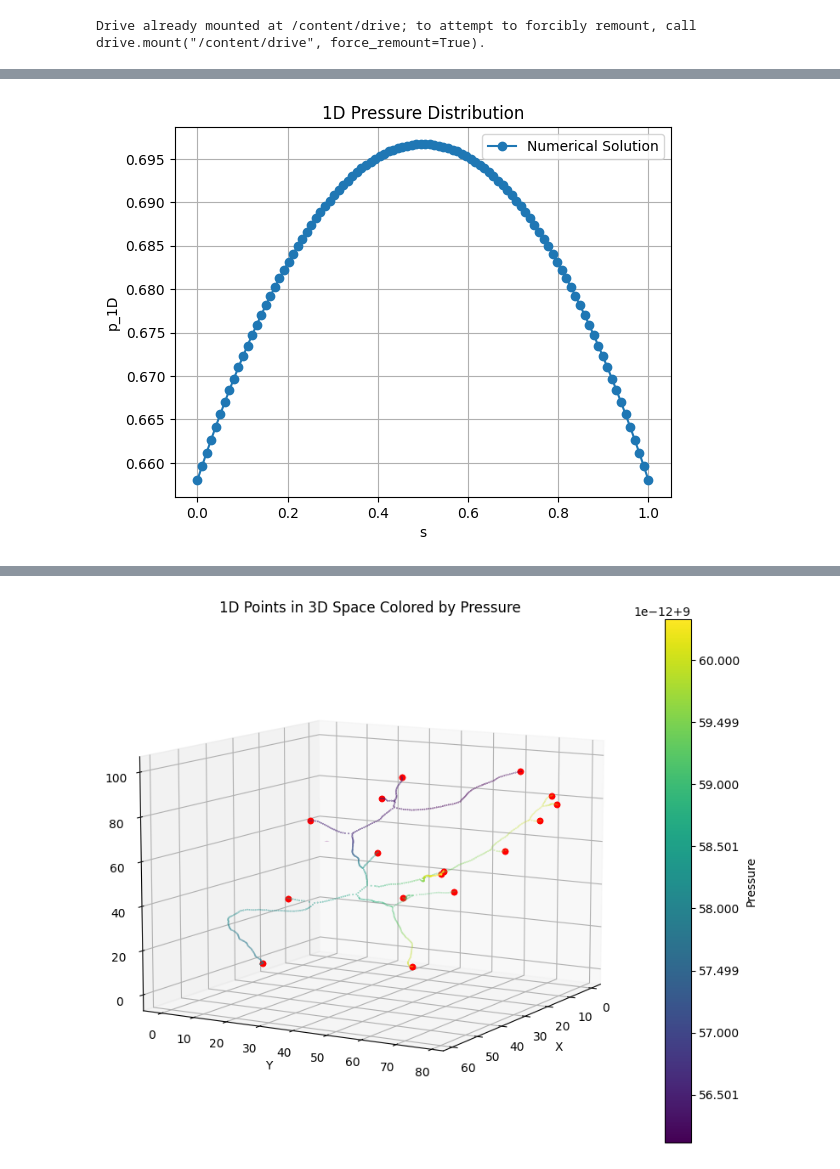
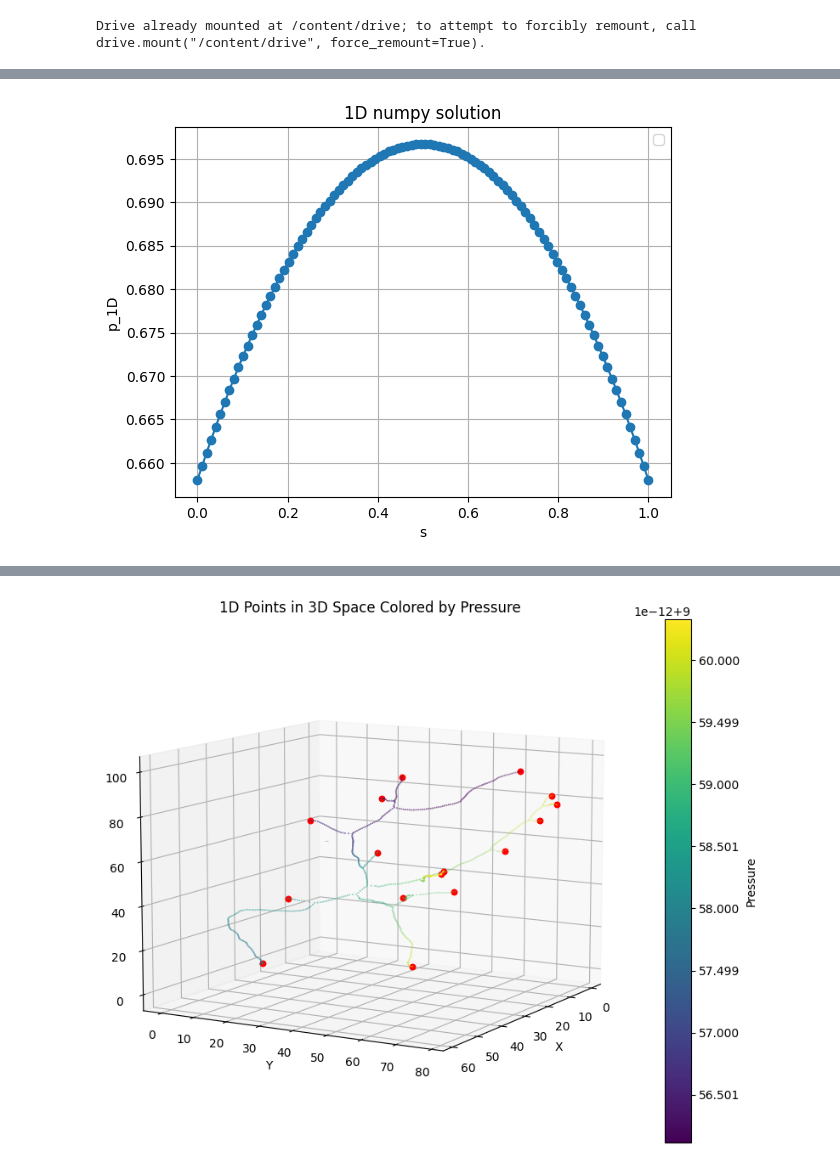
Before and after one commit to isosafrasaurus/3D-1D, a Jupyter notebook: 3D1D.ipynb, the cells around one changed output, grey strips where cells are left out. Drawn from its saved outputs; the diff is of its cells as text; code cells hidden in the pictures.

```diff
--- a/3D1D.ipynb
+++ b/3D1D.ipynb
@@ -74,54 +152,49 @@ except ImportError:
 # %%
+# @title Solve 1D PDE by finite difference method
 import numpy as np
 import matplotlib.pyplot as plt
 
-# Problem parameters
 L = 1.0         # Domain length
 beta = 1.0       # Coefficient
 p_bar_3D = 1.0   # Mean 3D pressure
 p_inf = 0.5     # Far-field pressure
 gamma = 1.0      # Boundary condition coefficient
-f_1D = lambda s: 0.0  # Source term (modify as needed)
+f_1D = lambda s: 0.0  # Source term
 
-# Numerical parameters
 N = 100         # Number of grid points
-ds = L / (N - 1) # Grid spacing
+ds = L / (N - 1)
 
-# Create grid
 s = np.linspace(0, L, N)
 
-# Initialize pressure and coefficient matrix
+# pressure and coefficient matrix
 p_1D = np.zeros(N)
 A = np.zeros((N, N))
 
-# Construct the coefficient matrix A
 for i in range(1, N - 1):
     A[i, i - 1] = 1
     A[i, i] = -2 - beta * ds**2
     A[i, i + 1] = 1
 
-# Apply Robin boundary conditions
+# Apply Robin boundary
 A[0, 0] = -2 - beta * ds**2 - 2 * gamma * ds
 A[0, 1] = 2
 A[-1, -2] = 2
 A[-1, -1] = -2 - beta * ds**2 - 2 * gamma * ds
 
-# Construct the right-hand side vector
+# right-hand side vector
 b = np.zeros(N)
 for i in range(1, N - 1):
     b[i] = -beta * ds**2 * p_bar_3D - ds**2 * f_1D(s[i])
 b[0] = -beta * ds**2 * p_bar_3D - 2 * gamma * ds * p_inf - ds**2 * f_1D(s[0])
 b[-1] = -beta * ds**2 * p_bar_3D - 2 * gamma * ds * p_inf - ds**2 * f_1D(s[-1])
 
-# Solve for p_1D
 p_1D = np.linalg.solve(A, b)
 
-# Plotting
 plt.figure()
-plt.plot(s, p_1D, marker='o', linestyle='-', label='Numerical Solution')
+plt.plot(s, p_1D, marker='o', linestyle='-')
 plt.xlabel('s')
 plt.ylabel('p_1D')
-plt.title('1D Pressure Distribution')
+plt.title('1D numpy solution')
 plt.grid(True)
 plt.legend()
 plt.show()
@@ -129 +203 @@ plt.show()
-[figure, old version]
+[figure, new version]
```
Also changed, not shown: parts of 17 cells of this notebook.
